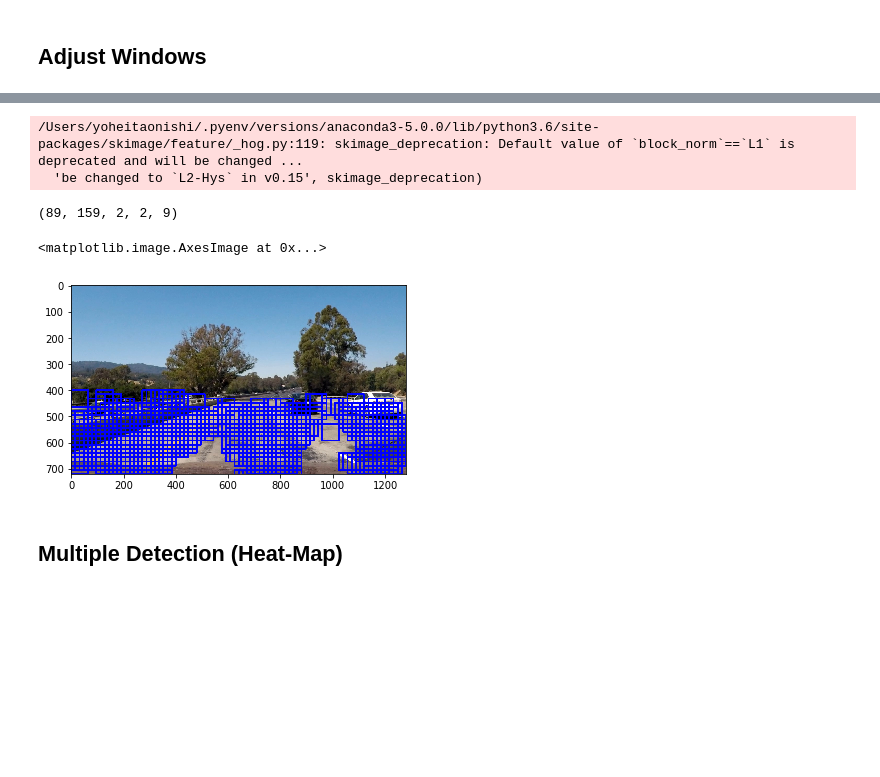
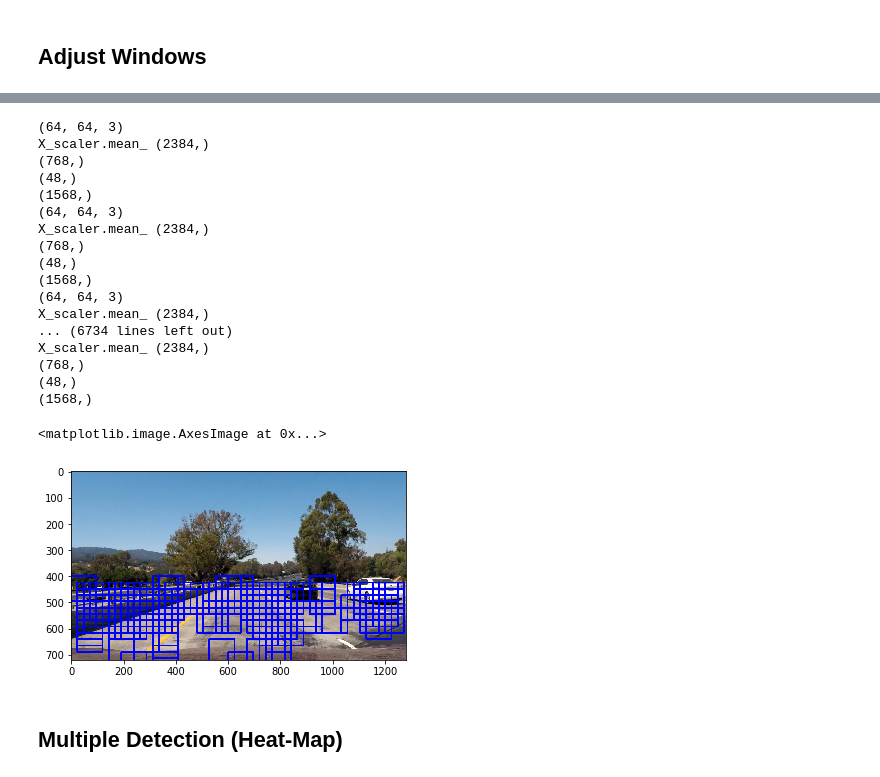
Before and after one commit to yoheitaonishi/CarND-Vehicle-Detection, a Jupyter notebook: project.ipynb, the cells around one changed output, grey strips where cells are left out. Saved outputs shown, nothing was run; the diff lists cells and outputs as text; code cells hidden in the pictures; blank space fills up the shorter version.

```diff
--- a/project.ipynb
+++ b/project.ipynb
@@ -382,9 +394,9 @@ notcars = non_vehicle_images
 ### TODO: Tweak these parameters and see how the results change.
 color_space = 'RGB' # Can be RGB, HSV, LUV, HLS, YUV, YCrCb
 orient = 8  # HOG orientations
-pix_per_cell = 7 # HOG pixels per cell
-cell_per_block = 3 # HOG cells per block
-hog_channel = 0 # Can be 0, 1, 2, or "ALL"
+pix_per_cell = 8 # HOG pixels per cell
+cell_per_block = 2 # HOG cells per block
+hog_channel = 1 # Can be 0, 1, 2, or "ALL"
 spatial_size = (16, 16) # Spatial binning dimensions
 hist_bins = 16    # Number of histogram bins
 spatial_feat = True # Spatial features on or off
@@ -472,7 +482,6 @@ plt.imshow(window_img)
 # %%
 # Define a single function that can extract features using hog sub-sampling and make predictions
-def find_cars(img, ystart, ystop, scale, svc, X_scaler, orient, pix_per_cell, cell_per_block, spatial_size, hist_bins, hog_channel='ALL', cspace='RGB'):
-
+def find_cars(img, ystart, ystop, scale, svc, X_scaler, orient, pix_per_cell, cell_per_block, spatial_size, hist_bins, hog_channel, cspace):
     draw_img = np.copy(img)
     # RGB (Red, Green, Blue) are 8 bit each.
     # The range for each individual colour is 0-255 (as 2^8 = 256 possibilities).
@@ -517,9 +526,6 @@ def find_cars(img, ystart, ystop, scale, svc, X_scaler, orient, pix_per_cell, ce
         ch3 = ctrans_tosearch[:,:,2]
     else:
         ch1 = ctrans_tosearch[:,:,hog_channel]
-    print(ch1.shape)
-    #print(ch2.shape)
-    #print(ch3.shape)
 
     # Define blocks and steps as above
     # nxblocks is value that image width is devided by pixcel per cell, nyblocks is height one.
@@ -548,10 +554,6 @@ def find_cars(img, ystart, ystop, scale, svc, X_scaler, orient, pix_per_cell, ce
         hog2 = get_hog_features(ch2, orient, pix_per_cell, cell_per_block, feature_vec=False)
         hog3 = get_hog_features(ch3, orient, pix_per_cell, cell_per_block, feature_vec=False)
 
-    print(hog1.shape)
-    #print(hog2.shape)
-    #print(hog3.shape)
-
     for xb in range(nxsteps):
         for yb in range(nysteps):
             ypos = yb*cells_per_step
@@ -570,17 +572,17 @@ def find_cars(img, ystart, ystop, scale, svc, X_scaler, orient, pix_per_cell, ce
 
             # Extract the image patch
             subimg = cv2.resize(ctrans_tosearch[ytop:ytop+window, xleft:xleft+window], (64,64))
+            print(subimg.shape)
 
             # Get color features
             spatial_features = bin_spatial(subimg, size=spatial_size)
             hist_features = color_hist(subimg, nbins=hist_bins)
 
             # Scale features and make a prediction
-            #print('X_scaler.mean_', X_scaler.mean_.shape)
-            #print(spatial_features.shape)
-            #print(hist_features.shape)
-            #print(hog_features.shape)
-            #print(np.hstack((spatial_features, hist_features, hog_features)).shape)
+            print('X_scaler.mean_', X_scaler.mean_.shape)
+            print(spatial_features.shape)
+            print(hist_features.shape)
+            print(hog_features.shape)
             test_features = X_scaler.transform(np.hstack((spatial_features, hist_features, hog_features)).reshape(1, -1))
             test_prediction = svc.predict(test_features)
 
@@ -603,13 +605,11 @@ def find_cars(img, ystart, ystop, scale, svc, X_scaler, orient, pix_per_cell, ce
     return draw_img
 # %%
 img = mpimg.imread('./test_images/test1.jpg')
-X_scaler = StandardScaler().fit(X)
-
 ystart = 400
 ystop = 656
-scale = 1
+scale = 1.5
 
-out_img = find_cars(img, ystart, ystop, scale, svc, X_scaler, orient, pix_per_cell, cell_per_block, spatial_size, hist_bins)
+out_img = find_cars(img, ystart, ystop, scale, svc, X_scaler, orient, pix_per_cell, cell_per_block, spatial_size, hist_bins, hog_channel, color_space)
 
 plt.imshow(out_img)
 # %% [output]
@@ -617,8 +618,22 @@ plt.imshow(out_img)
-/Users/yoheitaonishi/.pyenv/versions/anaconda3-5.0.0/lib/python3.6/site-packages/skimage/feature/_hog.py:119: skimage_deprecation: Default value of `block_norm`==`L1` is deprecated and will be changed ...
-  'be changed to `L2-Hys` in v0.15', skimage_deprecation)
+(64, 64, 3)
+X_scaler.mean_ (2384,)
+(768,)
+(48,)
+(1568,)
+(64, 64, 3)
+X_scaler.mean_ (2384,)
+(768,)
+(48,)
+(1568,)
+(64, 64, 3)
+X_scaler.mean_ (2384,)
+... (6734 lines left out)
+X_scaler.mean_ (2384,)
+(768,)
+(48,)
+(1568,)
-(89, 159, 2, 2, 9)
+<matplotlib.image.AxesImage at 0x...>
-<matplotlib.image.AxesImage at 0x...>
-[figure, old version]
+[figure, new version]
 # %%
 #false positive
 # %% [markdown]
```
Also changed, not shown: parts of 5 cells of this notebook.
